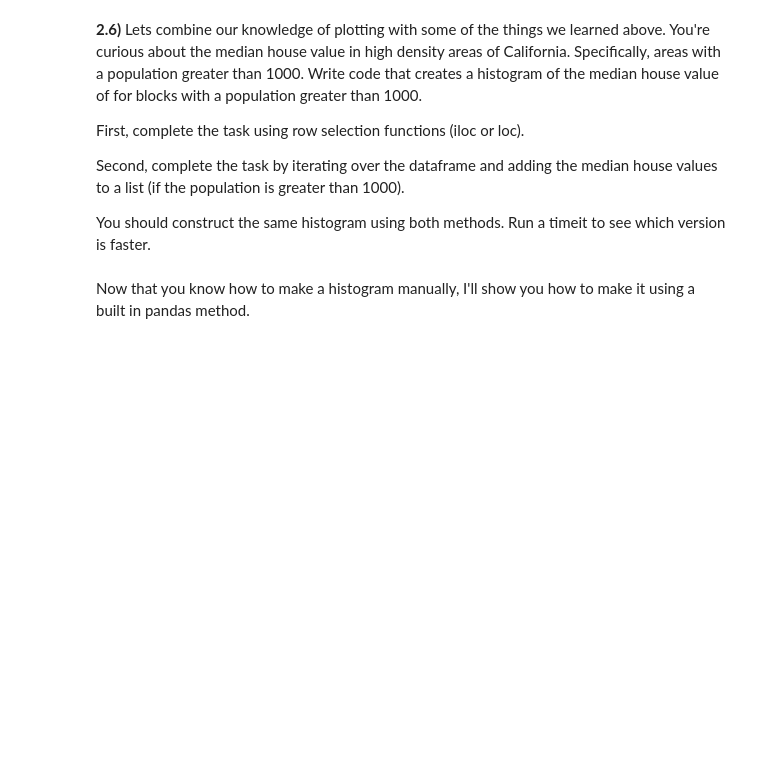
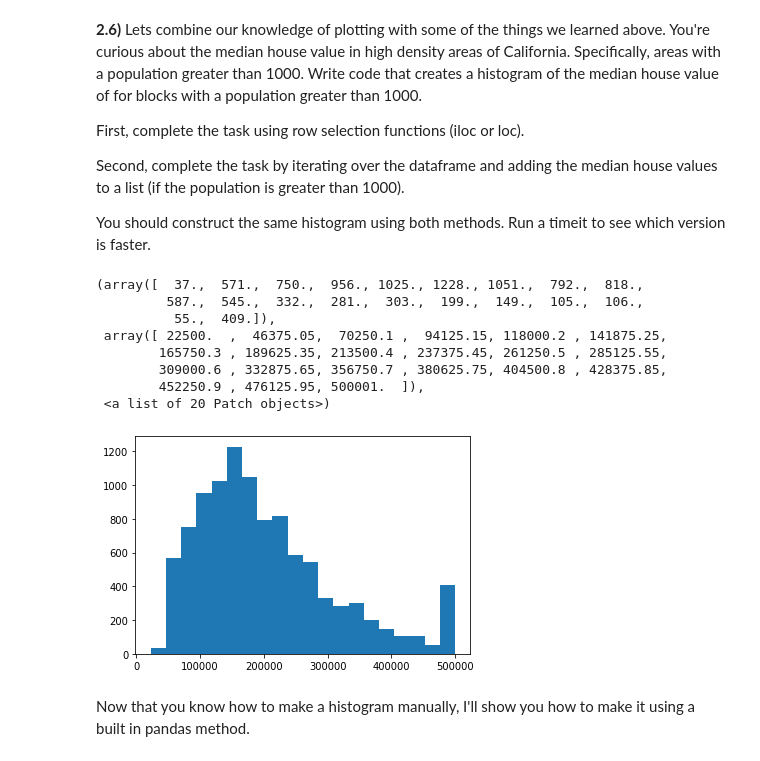
Before and after one commit to rwack2019/BDColab, a Jupyter notebook: week2_intro_to_pandas.ipynb, the cells around one changed output. Cells and saved outputs as stored; diff of their text form; code cells hidden in the pictures; blank space fills up the shorter version.

```diff
--- a/week2_intro_to_pandas.ipynb
+++ b/week2_intro_to_pandas.ipynb
@@ -302,5 +562,17 @@ Second, complete the task by iterating over the dataframe and adding the median
 You should construct the same histogram using both methods. Run a timeit to see which version is faster.
 # %%
 ### Create histogram using row selection here.
+pop = housing_df.loc[housing_df['population'] > 1000]
+plt.hist(pop['median_house_value'], bins=20)
+# %% [output]
+(array([  37.,  571.,  750.,  956., 1025., 1228., 1051.,  792.,  818.,
+         587.,  545.,  332.,  281.,  303.,  199.,  149.,  105.,  106.,
+          55.,  409.]),
+ array([ 22500.  ,  46375.05,  70250.1 ,  94125.15, 118000.2 , 141875.25,
+        165750.3 , 189625.35, 213500.4 , 237375.45, 261250.5 , 285125.55,
+        309000.6 , 332875.65, 356750.7 , 380625.75, 404500.8 , 428375.85,
+        452250.9 , 476125.95, 500001.  ]),
+ <a list of 20 Patch objects>)
+[figure, added]
 # %%
 ### Create histogram using iteration here.
```
Also changed, not shown: parts of 34 cells of this notebook.
